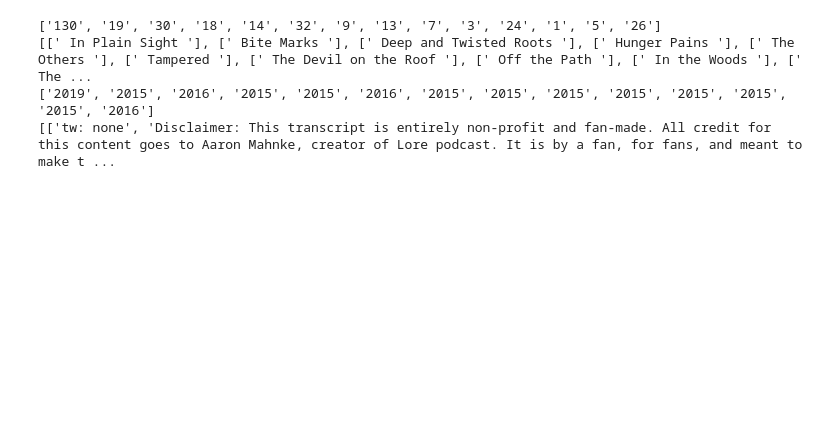
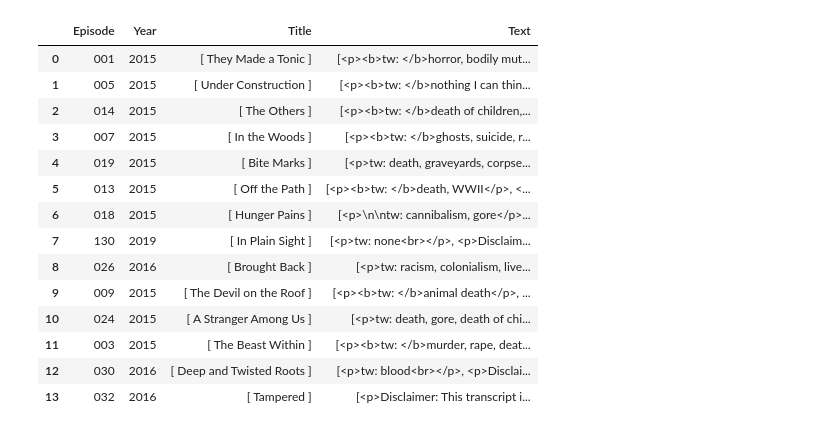
Before and after one commit to Data-Science-for-Linguists-2021/Linguistic-Styles-of-Podcasts, a Jupyter notebook: spiders/Lore.ipynb, the cells around one changed output. Cells and saved outputs as stored; diff of their text form; code cells hidden in the pictures; blank space fills up the shorter version.

```diff
--- a/spiders/Lore.ipynb
+++ b/spiders/Lore.ipynb
@@ -10,3 +5,5 @@ content = []
+# %%
+Lore_data = []
 # %%
 # parses transcript links
 class Lore(scrapy.Spider):
@@ -135,16 +67,23 @@ statements]
-# %%
-print(eps)
-print(titles)
-print(year)
-print(content)
-# %% [output]
-['130', '19', '30', '18', '14', '32', '9', '13', '7', '3', '24', '1', '5', '26']
-[[' In Plain Sight '], [' Bite Marks '], [' Deep and Twisted Roots '], [' Hunger Pains '], [' The Others '], [' Tampered '], [' The Devil on the Roof '], [' Off the Path '], [' In the Woods '], [' The ...
-['2019', '2015', '2016', '2015', '2015', '2016', '2015', '2015', '2015', '2015', '2015', '2015', '2015', '2016']
-[['tw: none', 'Disclaimer: This transcript is entirely non-profit and fan-made. All credit for this content goes to Aaron Mahnke, creator of Lore podcast. It is by a fan, for fans, and meant to make t ...
 # %%
 import pandas as pd
 
-Lore_df = pd.DataFrame([eps, titles, year, content]).T
-Lore_df.columns = ['#','Title','Year','Text']
-Lore_df.head()
+Lore_df = pd.DataFrame(Lore_data,
+                       columns =['Episode', 'Year', 'Title', 'Text'])
+# %%
+Lore_df
+# %% [output]
+|  | Episode | Year | Title | Text |
+| 0 | 001 | 2015 | [ They Made a Tonic ] | [<p><b>tw: </b>horror, bodily mut... |
+| 1 | 005 | 2015 | [ Under Construction ] | [<p><b>tw: </b>nothing I can thin... |
+| 2 | 014 | 2015 | [ The Others ] | [<p><b>tw: </b>death of children,... |
+| 3 | 007 | 2015 | [ In the Woods ] | [<p><b>tw: </b>ghosts, suicide, r... |
+| 4 | 019 | 2015 | [ Bite Marks ] | [<p>tw: death, graveyards, corpse... |
+| 5 | 013 | 2015 | [ Off the Path ] | [<p><b>tw: </b>death, WWII</p>, <... |
+| 6 | 018 | 2015 | [ Hunger Pains ] | [<p>\n\ntw: cannibalism, gore</p>... |
+| 7 | 130 | 2019 | [ In Plain Sight ] | [<p>tw: none<br></p>, <p>Disclaim... |
+| 8 | 026 | 2016 | [ Brought Back ] | [<p>tw: racism, colonialism, live... |
+| 9 | 009 | 2015 | [ The Devil on the Roof ] | [<p><b>tw: </b>animal death</p>, ... |
+| 10 | 024 | 2015 | [ A Stranger Among Us ] | [<p>tw: death, gore, death of chi... |
+| 11 | 003 | 2015 | [ The Beast Within ] | [<p><b>tw: </b>murder, rape, deat... |
+| 12 | 030 | 2016 | [ Deep and Twisted Roots ] | [<p>tw: blood<br></p>, <p>Disclai... |
+| 13 | 032 | 2016 | [ Tampered ] | [<p>Disclaimer: This transcript i... |
```
Also changed, not shown: parts of 12 cells of this notebook, 1 other file.
